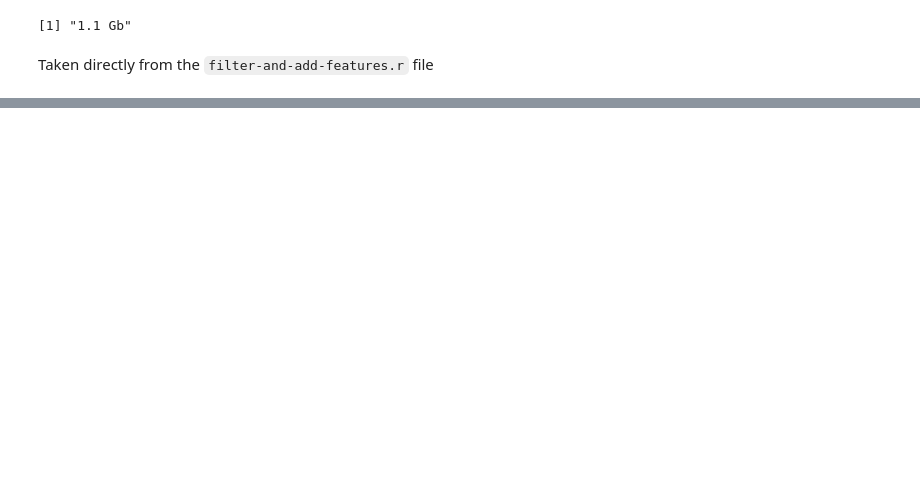
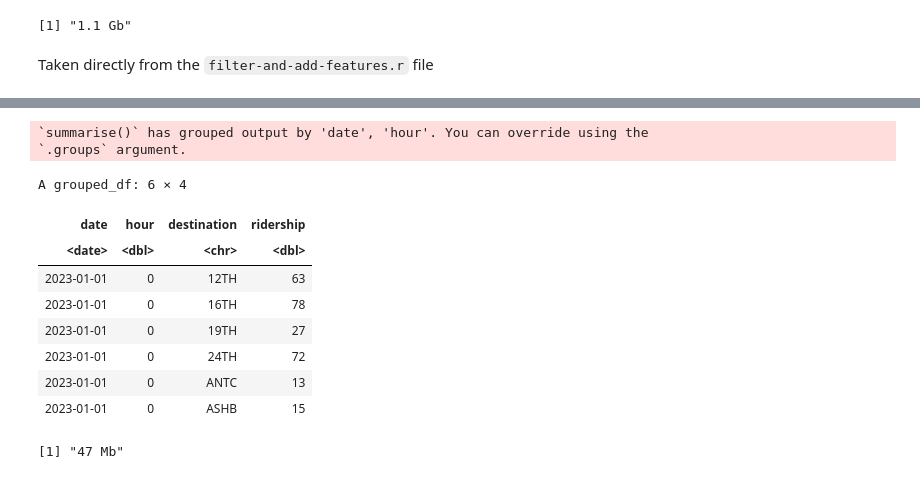
Before and after one commit to andreagalloro/230A-final-project, a Jupyter notebook: eda/eda5-eng-drew.ipynb, the cells around one changed output, grey strips where cells are left out. Cells and saved outputs as stored; diff of their text form; code cells hidden in the pictures; blank space fills up the shorter version.

```diff
--- a/eda/eda5-eng-drew.ipynb
+++ b/eda/eda5-eng-drew.ipynb
@@ -169,0 +200,23 @@ add_all_features <- function(df) {
+# %%
+d_data <- od_data |>
+                complete(date, hour, origin, destination, fill = list(ridership = 0)) |>
+                group_by(date, hour, destination) |>
+                summarise(ridership = sum(ridership))
+
+head(d_data)
+# %% [output]
+`summarise()` has grouped output by 'date', 'hour'. You can override using the
+`.groups` argument.
+A grouped_df: 6 × 4
+| date | hour | destination | ridership |
+| <date> | <dbl> | <chr> | <dbl> |
+| 2023-01-01 | 0 | 12TH | 63 |
+| 2023-01-01 | 0 | 16TH | 78 |
+| 2023-01-01 | 0 | 19TH | 27 |
+| 2023-01-01 | 0 | 24TH | 72 |
+| 2023-01-01 | 0 | ANTC | 13 |
+| 2023-01-01 | 0 | ASHB | 15 |
+# %%
+format(object.size(d_data), units = "MB")
+# %% [output]
+[1] "47 Mb"
```
Also changed, not shown: parts of 8 cells of this notebook, 2 other files.
